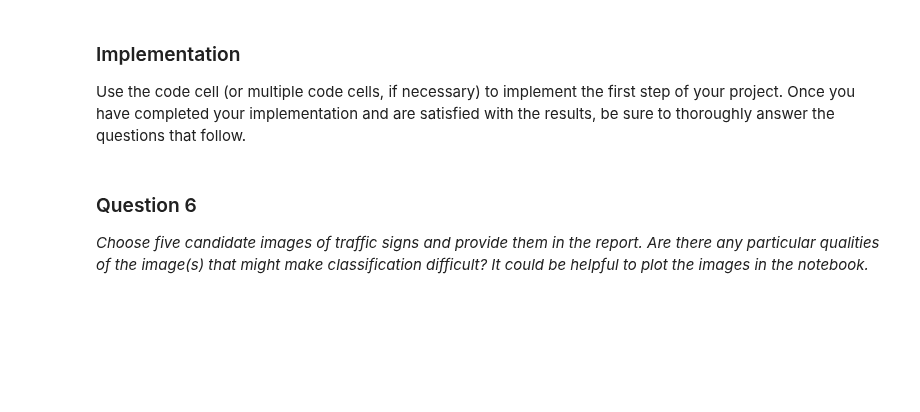
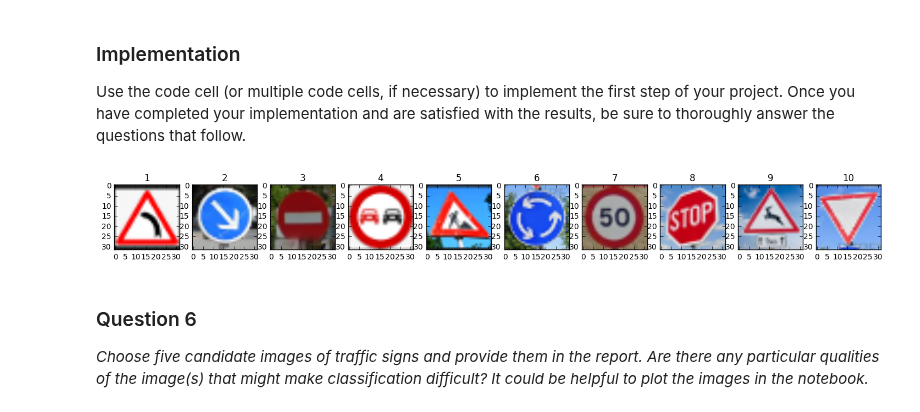
Before and after one commit to ddrm86/udacity-selfdriving-p2, a Jupyter notebook: Traffic_Signs_Recognition.ipynb, the cells around one changed output. Cells and saved outputs as stored; diff of their text form; code cells hidden in the pictures; blank space fills up the shorter version.

```diff
--- a/Traffic_Signs_Recognition.ipynb
+++ b/Traffic_Signs_Recognition.ipynb
@@ -491,6 +492,24 @@ Use the code cell (or multiple code cells, if necessary) to implement the first
 # %%
 ### Load the images and plot them here.
 ### Feel free to use as many code cells as needed.
+# %%
+from matplotlib.image import imread
+import os
+new_pics = []
+for file in os.listdir('new_pics'):
+    new_pic = imread('new_pics/' + file, 3).copy()
+    new_pics.append(new_pic)
+new_pics_array = np.array(new_pics)
+
+def plot_in_row(images):
+    fig = plt.figure(figsize=(18, 18))
+    for i in range(len(images)):
+        a = fig.add_subplot(1,10,i+1)
+        imgplot = plt.imshow(images[i])
+        a.set_title(i+1)
+plot_in_row(new_pics_array)
+# %% [output]
+[figure, added]
 # %% [markdown]
 ### Question 6
 
```
Also changed, not shown: parts of 13 cells of this notebook, 3 other files.
